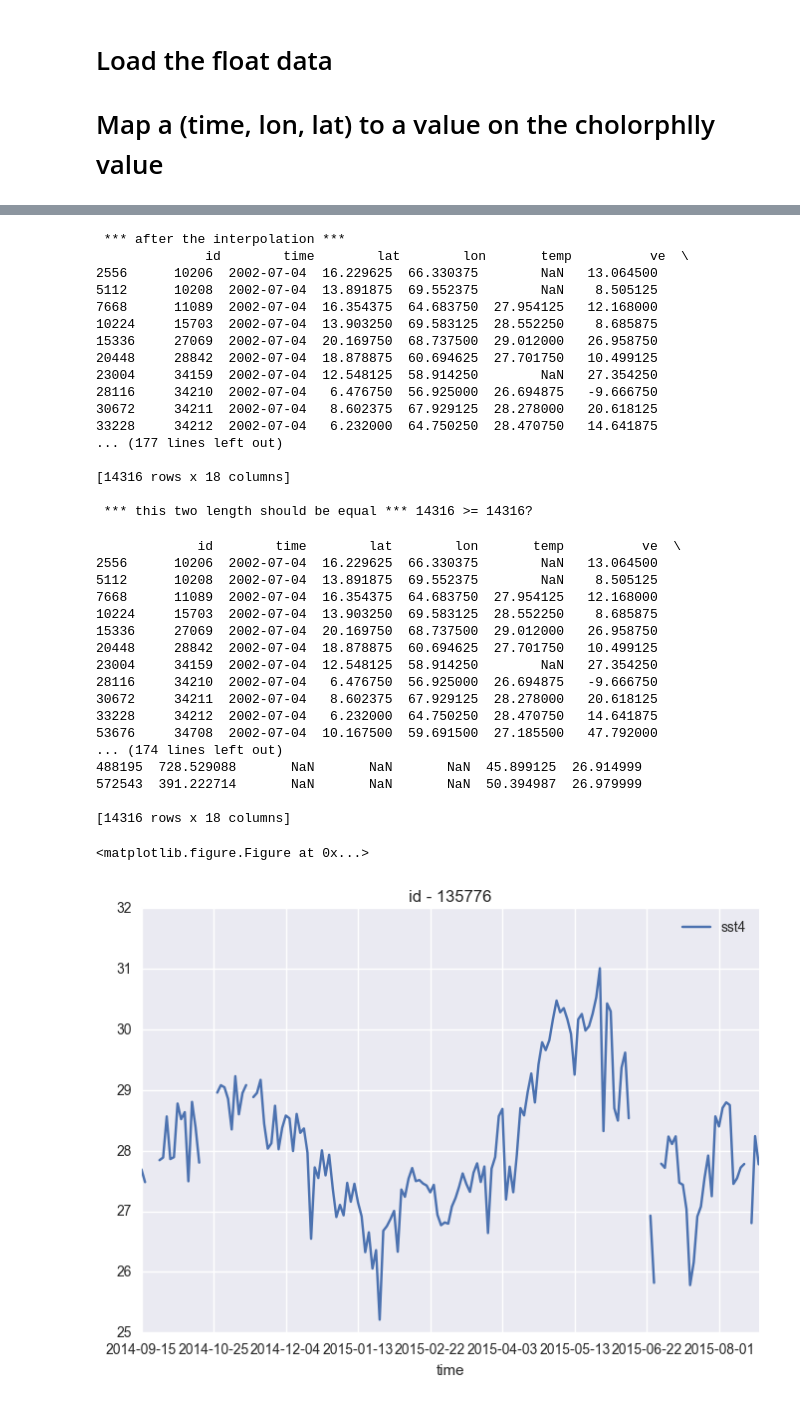
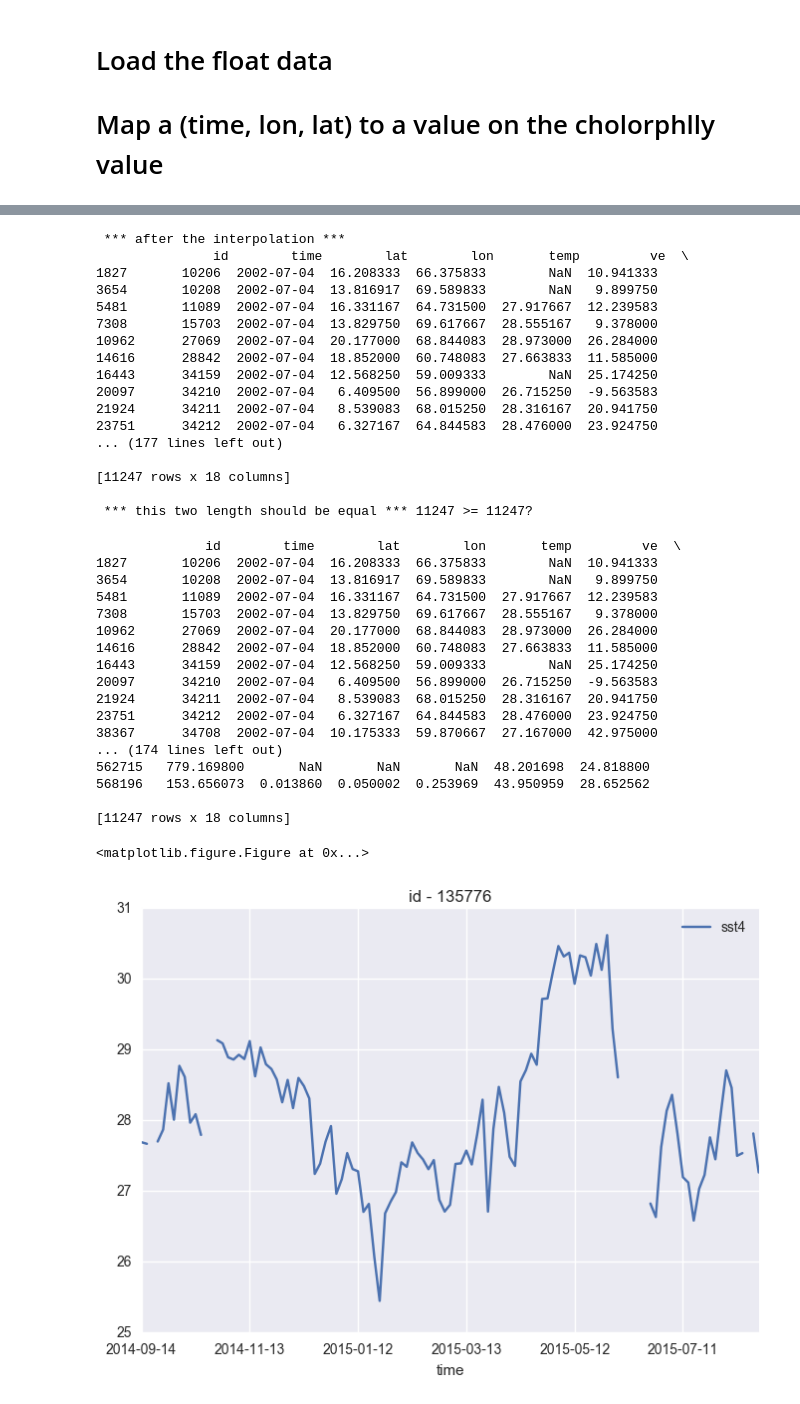
Before and after one commit to vyan2000/ocml-public, a Jupyter notebook: data_coverage_GlobColor/data_coverage_2D_GlobColour_load_6chlDistCdmKd490T865ParSst.ipynb, the cells around one changed output, grey strips where cells are left out. Cells and saved outputs as stored; diff of their text form; code cells hidden in the pictures.

Commit message:
chl & dist & cdm & kd490 & t865 & par & sst_4um added to the new data…  …

```diff
--- a/data_coverage_GlobColor/data_coverage_2D_GlobColour_load_6chlDistCdmKd490T865ParSst.ipynb
+++ b/data_coverage_GlobColor/data_coverage_2D_GlobColour_load_6chlDistCdmKd490T865ParSst.ipynb
@@ -16,7 +16,7 @@ import seaborn as sns
 from matplotlib.colors import LogNorm
 # %%
 # resampling frequency in number of days
-freq=2
+freq=3
 # %%
 ''' SST is not from GlobColor
 from tools.load_GlobColor_dataset import load_dataset
@@ -192,8 +194,6 @@ print(ds_resample.lon.min(),'\n' ,ds_resample.lat.min())
 array(45.02083206176758)
  <xarray.DataArray 'lat' ()>
 array(5.0208306312561035)
-# %%
-ds_resample.load()
 # %% [markdown]
 # ++++++++++++++++++++++++++++++++++++++++++++++
 # All GDP Floats
@@ -208,7 +208,7 @@ var2 = "cdm"
 var1 = "chl"
 vardist = "dist"
 
-indir_prefix = "./data_globcolour/output.data/interpolate/" + "df_Globcolor_"
+indir_prefix = "./data_globcolour/output.data.interpolate/" + "df_Globcolor_"
 indir = indir_prefix + var1 + vardist + var2 + var3 + var4 + var5 + "_" + str(freq) + "d.csv"
 
 floatDF_tmp = pd.read_csv(indir,index_col=0)
@@ -242,52 +242,52 @@ print('\n *** after the interpolation *** \n', result_out5)
 print('\n *** this two length should be equal *** %d >= %d?' %(len(floatDF_tmp.index), len(result_out5.index) ) )
 # %% [output]
  *** after the interpolation ***
-              id        time        lat        lon       temp          ve  \
-2556      10206  2002-07-04  16.229625  66.330375        NaN   13.064500
-5112      10208  2002-07-04  13.891875  69.552375        NaN    8.505125
-7668      11089  2002-07-04  16.354375  64.683750  27.954125   12.168000
-10224     15703  2002-07-04  13.903250  69.583125  28.552250    8.685875
-15336     27069  2002-07-04  20.169750  68.737500  29.012000   26.958750
-20448     28842  2002-07-04  18.878875  60.694625  27.701750   10.499125
-23004     34159  2002-07-04  12.548125  58.914250        NaN   27.354250
-28116     34210  2002-07-04   6.476750  56.925000  26.694875   -9.666750
-30672     34211  2002-07-04   8.602375  67.929125  28.278000   20.618125
-33228     34212  2002-07-04   6.232000  64.750250  28.470750   14.641875
+               id        time        lat        lon       temp         ve  \
+1827       10206  2002-07-04  16.208333  66.375833        NaN  10.941333
+3654       10208  2002-07-04  13.816917  69.589833        NaN   9.899750
+5481       11089  2002-07-04  16.331167  64.731500  27.917667  12.239583
+7308       15703  2002-07-04  13.829750  69.617667  28.555167   9.378000
+10962      27069  2002-07-04  20.177000  68.844083  28.973000  26.284000
+14616      28842  2002-07-04  18.852000  60.748083  27.663833  11.585000
+16443      34159  2002-07-04  12.568250  59.009333        NaN  25.174250
+20097      34210  2002-07-04   6.409500  56.899000  26.715250  -9.563583
+21924      34211  2002-07-04   8.539083  68.015250  28.316167  20.941750
+23751      34212  2002-07-04   6.327167  64.844583  28.476000  23.924750
 ... (177 lines left out)
 
-[14316 rows x 18 columns]
+[11247 rows x 18 columns]
 
- *** this two length should be equal *** 14316 >= 14316?
+ *** this two length should be equal *** 11247 >= 11247?
 # %%
 # output the dataframe result_out4
 var6 = "sst4"
-outdir_prefix = "./data_globcolour/output.data/interpolate/" + "df_Globcolor_"
+outdir_prefix = "./data_globcolour/output.data.interpolate/" + "df_Globcolor_"
 outdir = outdir_prefix + var1 + vardist + var2 + var3 + var4 + var5 + var6 +"_" + str(freq) + "d.csv"
 result_out5.to_csv(outdir)
 print(pd.read_csv(outdir,index_col=0))
 
 ### plot for id 125776, which will be fit by LDS
 plt.figure(figsize=(8,6))
 result_out5[result_out5.id == 135776].plot(x='time', y ='sst4', title=('id - %d' % 135776) )
 plt.show();
 plt.close("all")
 # %% [output]
-             id        time        lat        lon       temp          ve  \
-2556      10206  2002-07-04  16.229625  66.330375        NaN   13.064500
-5112      10208  2002-07-04  13.891875  69.552375        NaN    8.505125
-7668      11089  2002-07-04  16.354375  64.683750  27.954125   12.168000
-10224     15703  2002-07-04  13.903250  69.583125  28.552250    8.685875
-15336     27069  2002-07-04  20.169750  68.737500  29.012000   26.958750
-20448     28842  2002-07-04  18.878875  60.694625  27.701750   10.499125
-23004     34159  2002-07-04  12.548125  58.914250        NaN   27.354250
-28116     34210  2002-07-04   6.476750  56.925000  26.694875   -9.666750
-30672     34211  2002-07-04   8.602375  67.929125  28.278000   20.618125
-33228     34212  2002-07-04   6.232000  64.750250  28.470750   14.641875
-53676     34708  2002-07-04  10.167500  59.691500  27.185500   47.792000
+              id        time        lat        lon       temp         ve  \
+1827       10206  2002-07-04  16.208333  66.375833        NaN  10.941333
+3654       10208  2002-07-04  13.816917  69.589833        NaN   9.899750
+5481       11089  2002-07-04  16.331167  64.731500  27.917667  12.239583
+7308       15703  2002-07-04  13.829750  69.617667  28.555167   9.378000
+10962      27069  2002-07-04  20.177000  68.844083  28.973000  26.284000
+14616      28842  2002-07-04  18.852000  60.748083  27.663833  11.585000
+16443      34159  2002-07-04  12.568250  59.009333        NaN  25.174250
+20097      34210  2002-07-04   6.409500  56.899000  26.715250  -9.563583
+21924      34211  2002-07-04   8.539083  68.015250  28.316167  20.941750
+23751      34212  2002-07-04   6.327167  64.844583  28.476000  23.924750
+38367      34708  2002-07-04  10.175333  59.870667  27.167000  42.975000
 ... (174 lines left out)
-488195  728.529088       NaN       NaN       NaN  45.899125  26.914999
-572543  391.222714       NaN       NaN       NaN  50.394987  26.979999
+562715   779.169800       NaN       NaN       NaN  48.201698  24.818800
+568196   153.656073  0.013860  0.050002  0.253969  43.950959  28.652562
 
-[14316 rows x 18 columns]
+[11247 rows x 18 columns]
 <matplotlib.figure.Figure at 0x...>
-[figure, old version]
+[figure, new version]
```
Also changed, not shown: parts of 5 cells of this notebook, 1 other file.
